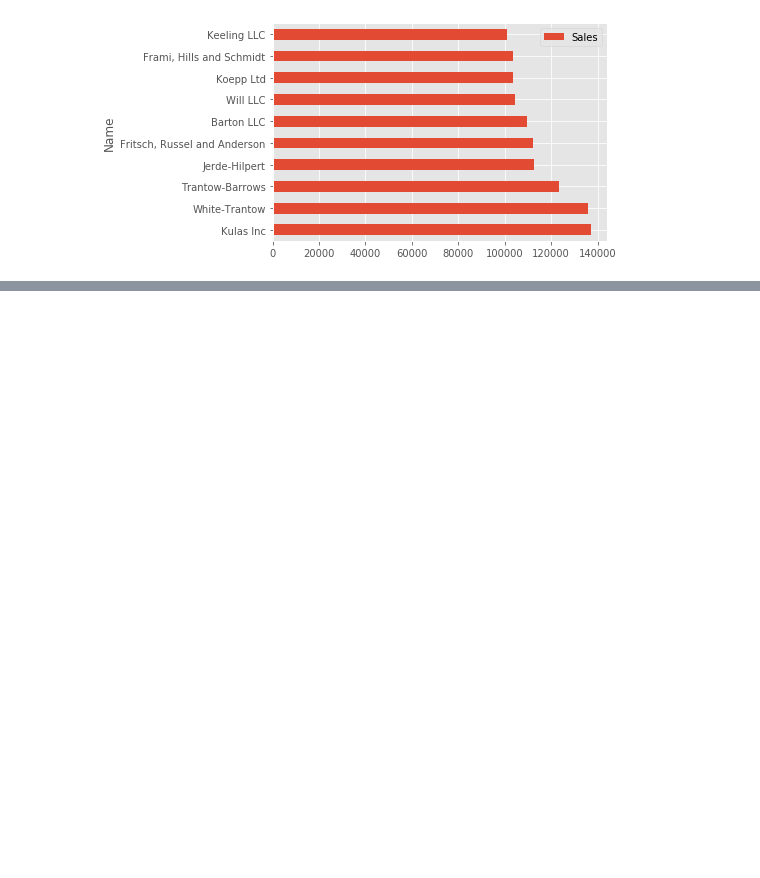
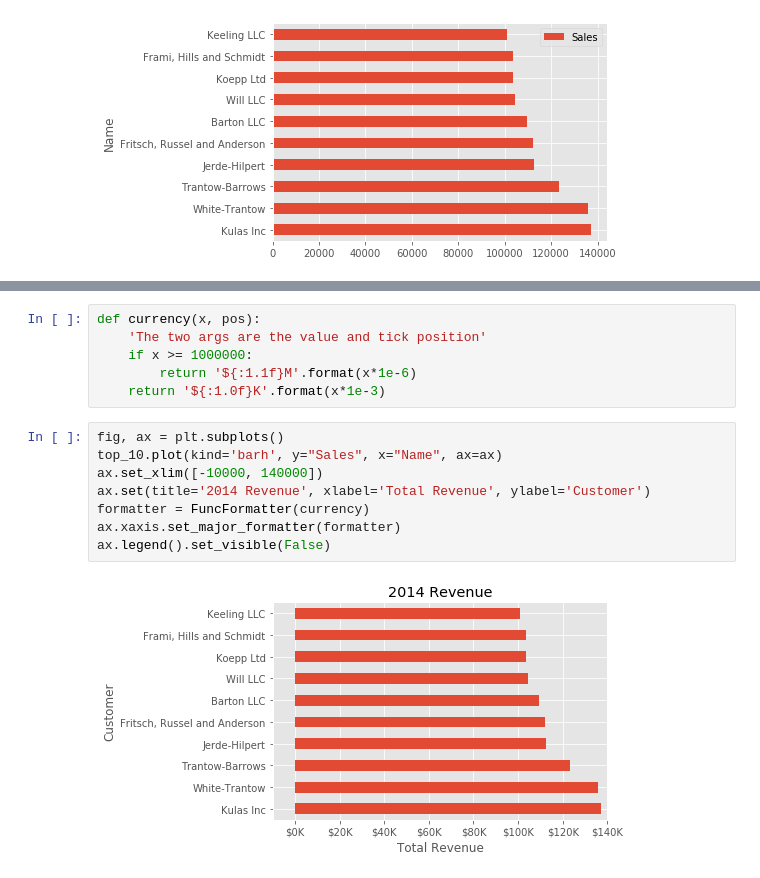
Before and after one commit to pankajshrestha/effective_matplotlib, a Jupyter notebook: effective_matplotlib.ipynb, the cells around one changed output, grey strips where cells are left out. Drawn from its saved outputs; the diff is of its cells as text; blank space fills up the shorter version.

```diff
--- a/effective_matplotlib.ipynb
+++ b/effective_matplotlib.ipynb
@@ -48,0 +82,16 @@ top_10.plot(kind='barh', y="Sales", x="Name")
+# %%
+def currency(x, pos):
+    'The two args are the value and tick position'
+    if x >= 1000000:
+        return '${:1.1f}M'.format(x*1e-6)
+    return '${:1.0f}K'.format(x*1e-3)
+# %%
+fig, ax = plt.subplots()
+top_10.plot(kind='barh', y="Sales", x="Name", ax=ax)
+ax.set_xlim([-10000, 140000])
+ax.set(title='2014 Revenue', xlabel='Total Revenue', ylabel='Customer')
+formatter = FuncFormatter(currency)
+ax.xaxis.set_major_formatter(formatter)
+ax.legend().set_visible(False)
+# %% [output]
+[figure, added]
```
Also changed, not shown: parts of 8 cells of this notebook, 1 other file.
